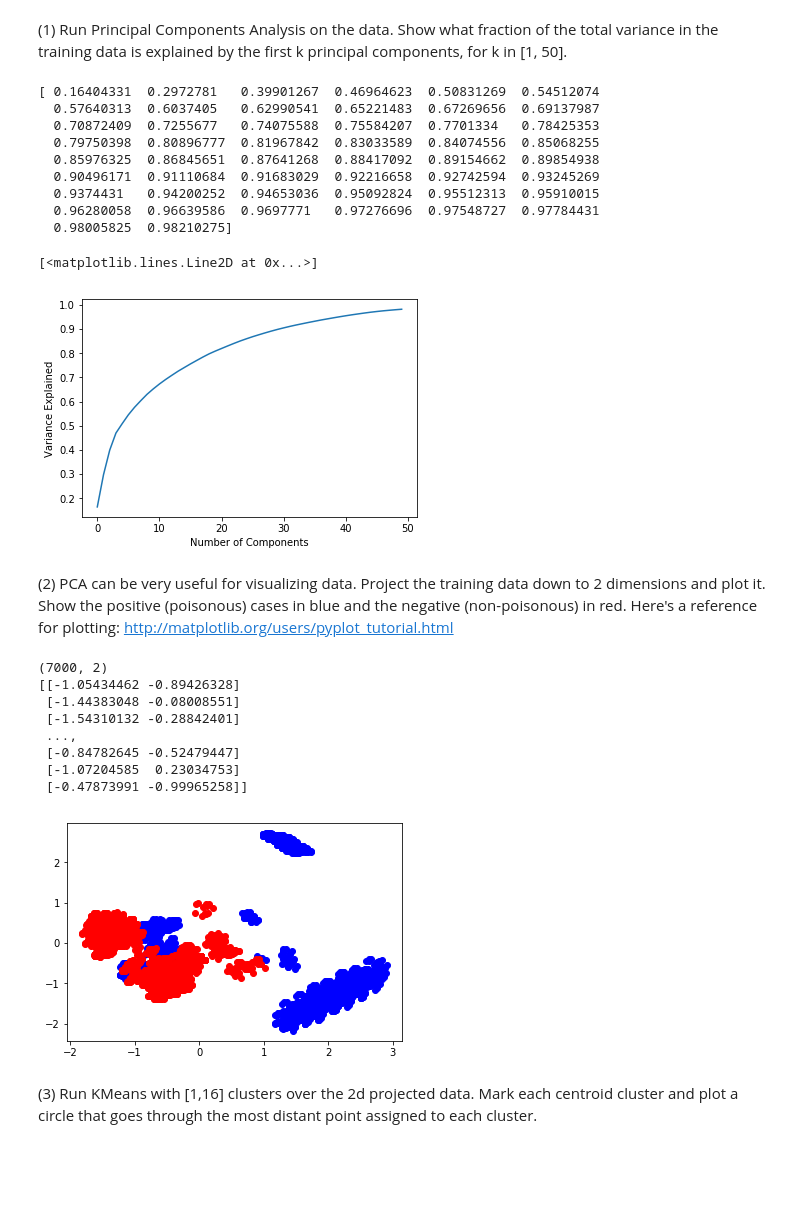
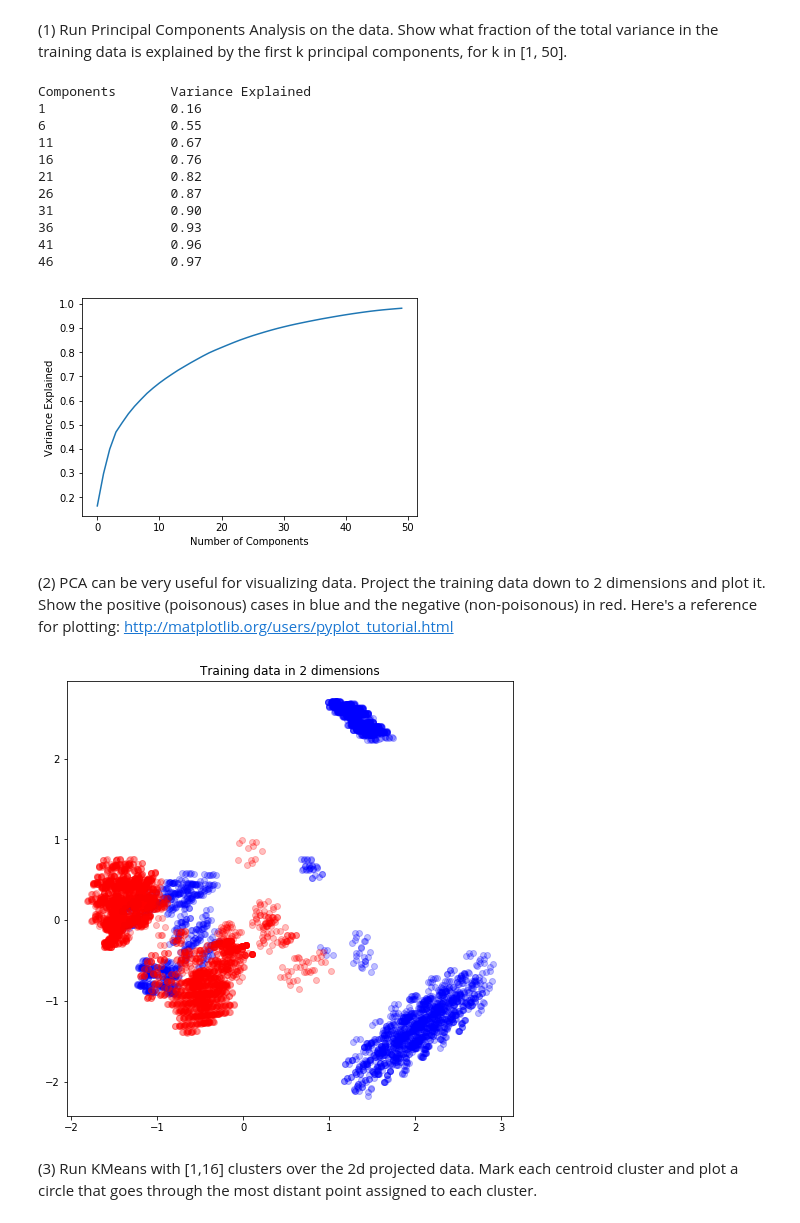
Before and after one commit to dan55/machine_learning, a Jupyter notebook: daniel_elkin_p3.ipynb, the cells around one changed output. Cells and saved outputs as stored; diff of their text form; code cells hidden in the pictures; blank space fills up the shorter version.

Commit message:
clean up the plots a little

```diff
--- a/daniel_elkin_p3.ipynb
+++ b/daniel_elkin_p3.ipynb
@@ -62,86 +62,71 @@ print train_data.shape, test_data.shape
 # %% [markdown]
 (1) Run Principal Components Analysis on the data. Show what fraction of the total variance in the training data is explained by the first k principal components, for k in [1, 50].
 # %%
-#def P1():
+def P1():
 ### STUDENT START ###
 
-from sklearn.decomposition import PCA
-'''
-lim = 3#50
-for k in range(1, lim + 1):
-    pca = PCA(n_components = k)
+    # Perform PCA
+    pca = PCA(n_components = 50)
     pca.fit(train_data)
 
-    print pca.explained_variance_ratio_
-    print pca.explained_variance_
-    print np.cumsum(pca.explained_variance_ratio_)
-    print np.cumsum(pca.explained_variance_ratio_)[-1]
-'''
+    # Calculate the cumulative fraction of variance explained with
+    # each additional component
+    explained = np.cumsum(pca.explained_variance_ratio_)
 
-# Perform PCA
-pca = PCA(n_components = 50)
-pca.fit(train_data)
+    # show the results in a rough table
+    print 'Components \t Variance Explained'
 
-# Calculate the cumulative fraction of variance explained with
-# each additional component
-explained = np.cumsum(pca.explained_variance_ratio_)
+    for i, exp in enumerate(explained):
+        if i % 5 == 0:
+            print '{} \t\t {:.2f}'.format(i + 1, exp)
 
-# Plot the results
-print explained
-plt.ylabel('Variance Explained')
-plt.xlabel('Number of Components')
-plt.plot(explained)
+    # Plot the results
+    plt.ylabel('Variance Explained')
+    plt.xlabel('Number of Components')
+    p = plt.plot(explained)
 
 ### STUDENT END ###
 
-#P1()
+P1()
 # %% [output]
-[ 0.16404331  0.2972781   0.39901267  0.46964623  0.50831269  0.54512074
-  0.57640313  0.6037405   0.62990541  0.65221483  0.67269656  0.69137987
-  0.70872409  0.7255677   0.74075588  0.75584207  0.7701334   0.78425353
-  0.79750398  0.80896777  0.81967842  0.83033589  0.84074556  0.85068255
-  0.85976325  0.86845651  0.87641268  0.88417092  0.89154662  0.89854938
-  0.90496171  0.91110684  0.91683029  0.92216658  0.92742594  0.93245269
-  0.9374431   0.94200252  0.94653036  0.95092824  0.95512313  0.95910015
-  0.96280058  0.96639586  0.9697771   0.97276696  0.97548727  0.97784431
-  0.98005825  0.98210275]
+Components       Variance Explained
+1                0.16
+6                0.55
+11               0.67
+16               0.76
+21               0.82
+26               0.87
+31               0.90
+36               0.93
+41               0.96
+46               0.97
-[<matplotlib.lines.Line2D at 0x...>]
 [figure]
 # %% [markdown]
 (2) PCA can be very useful for visualizing data. Project the training data down to 2 dimensions and plot it. Show the positive (poisonous) cases in blue and the negative (non-poisonous) in red. Here's a reference for plotting: http://matplotlib.org/users/pyplot_tutorial.html
 # %%
 #def P2():
 ### STUDENT START ###
 
 # reduce the 126 features to 2
 reduced_data = PCA(n_components=2).fit_transform(train_data)
-
-print reduced_data.shape
-print reduced_data
 
 # separate the data into poisonous and non-poisonous cases
 poison_indexes = np.where(train_labels == 1)
 nonpoison_indexes = np.where(train_labels == 0)
 
 poison = reduced_data[poison_indexes]
 nonpoison = reduced_data[nonpoison_indexes]
 
 # plot the cases with each feature corresponding to one axis
-projected_data = plt.plot(poison[:, 0], poison[:, 1], 'bo', nonpoison[:, 0], nonpoison[:, 1], 'ro',)
+plt.figure(figsize=(8,8))
+plt.title('Training data in 2 dimensions')
+projected_data = plt.plot(poison[:, 0], poison[:, 1], 'bo', nonpoison[:, 0], nonpoison[:, 1], 'ro', alpha=.25)
 
 ### STUDENT END ###
 
 #P2()
 # %% [output]
-(7000, 2)
-[[-1.05434462 -0.89426328]
- [-1.44383048 -0.08008551]
- [-1.54310132 -0.28842401]
- ...,
- [-0.84782645 -0.52479447]
- [-1.07204585  0.23034753]
- [-0.47873991 -0.99965258]]
-[figure, old version]
+[figure, new version]
 # %% [markdown]
 (3) Run KMeans with [1,16] clusters over the 2d projected data. Mark each centroid cluster and plot a circle that goes through the most distant point assigned to each cluster.
 # %%
```
Also changed, not shown: parts of 1 cell of this notebook.
